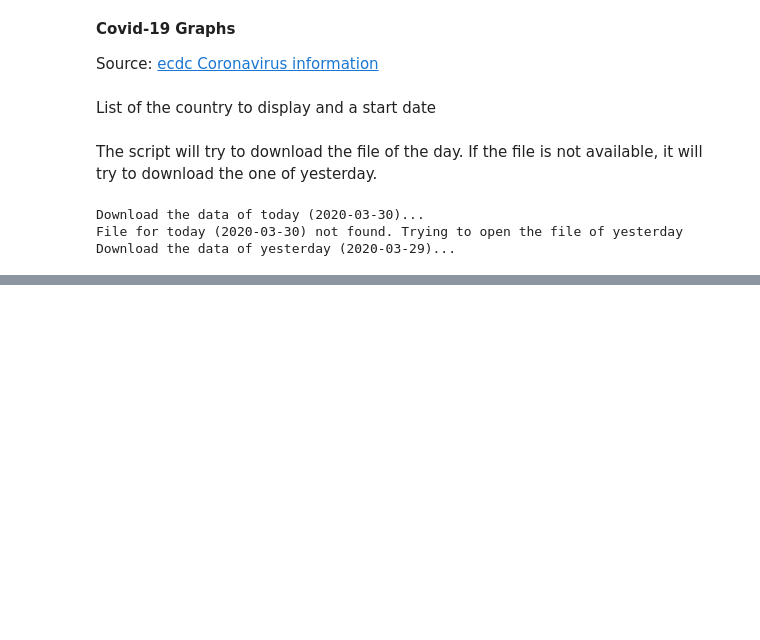
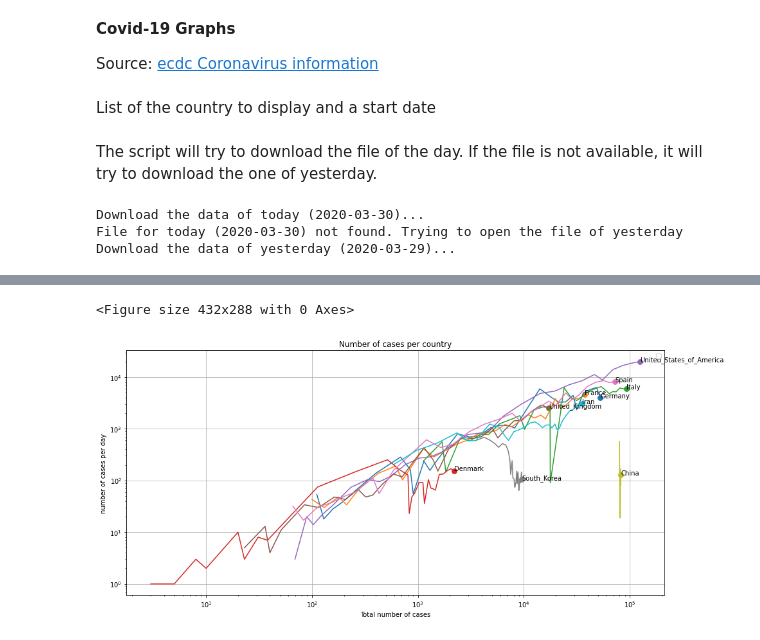
Before and after one commit to Hansastro/Covid-19, a Jupyter notebook: Covid_19.ipynb, the cells around one changed output, grey strips where cells are left out. Cells and saved outputs as stored; diff of their text form; code cells hidden in the pictures; blank space fills up the shorter version.

```diff
--- a/Covid_19.ipynb
+++ b/Covid_19.ipynb
@@ -62,0 +68,3 @@ df['dateRep'] = pd.to_datetime(df['dateRep'])
+# %%
+df2['totalCases'] = df.groupby(by=['countriesAndTerritories'])['cases'].apply(lambda x: x.cumsum())
+df2['totalDeaths'] = df.groupby(by=['countriesAndTerritories'])['deaths'].apply(lambda x: x.cumsum())
@@ -132,0 +181,26 @@ if df is not None:
+# %%
+fig = plt.figure()
+#ax = fig.add_subplot(2, 1, 1)
+fig, ax = plt.subplots(figsize=(15,7))
+ax.set_title('Number of cases per country')
+ax.set_xlabel('Total number of cases')
+ax.set_ylabel('number of cases per day')
+ax.grid(True)
+ax.xaxis.set_major_formatter(mdates.DateFormatter('%b %d'))
+ax.legend(countryList)
+
+for c in countryList:
+  df3 = df2.loc[(df2['countriesAndTerritories'] == c) & (df['dateRep'] >= startDate)]
+  ax.plot(df3['totalCases'], df3['cases'])
+  totalCases = df3.iloc[-1]['totalCases']
+  cases =  df3.iloc[-1]['cases']
+  ax.scatter(totalCases, cases, s=60)
+  ax.annotate(xy=[totalCases, cases], s=c)
+
+ax.set_xscale('log')
+ax.set_yscale('log')
+
+plt.show()
+# %% [output]
+<Figure size 432x288 with 0 Axes>
+[figure, added]
```
Also changed, not shown: parts of 9 cells of this notebook.
